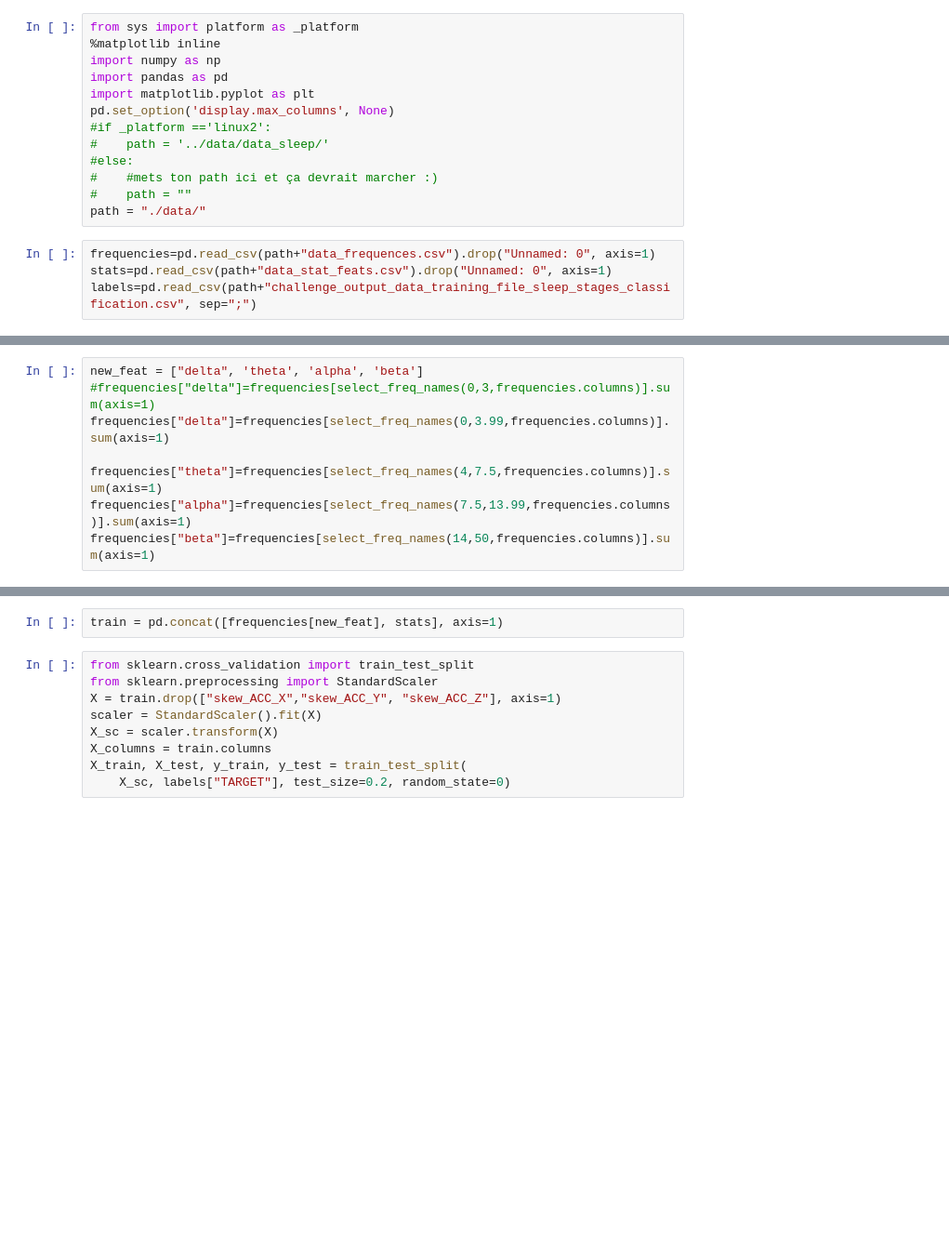
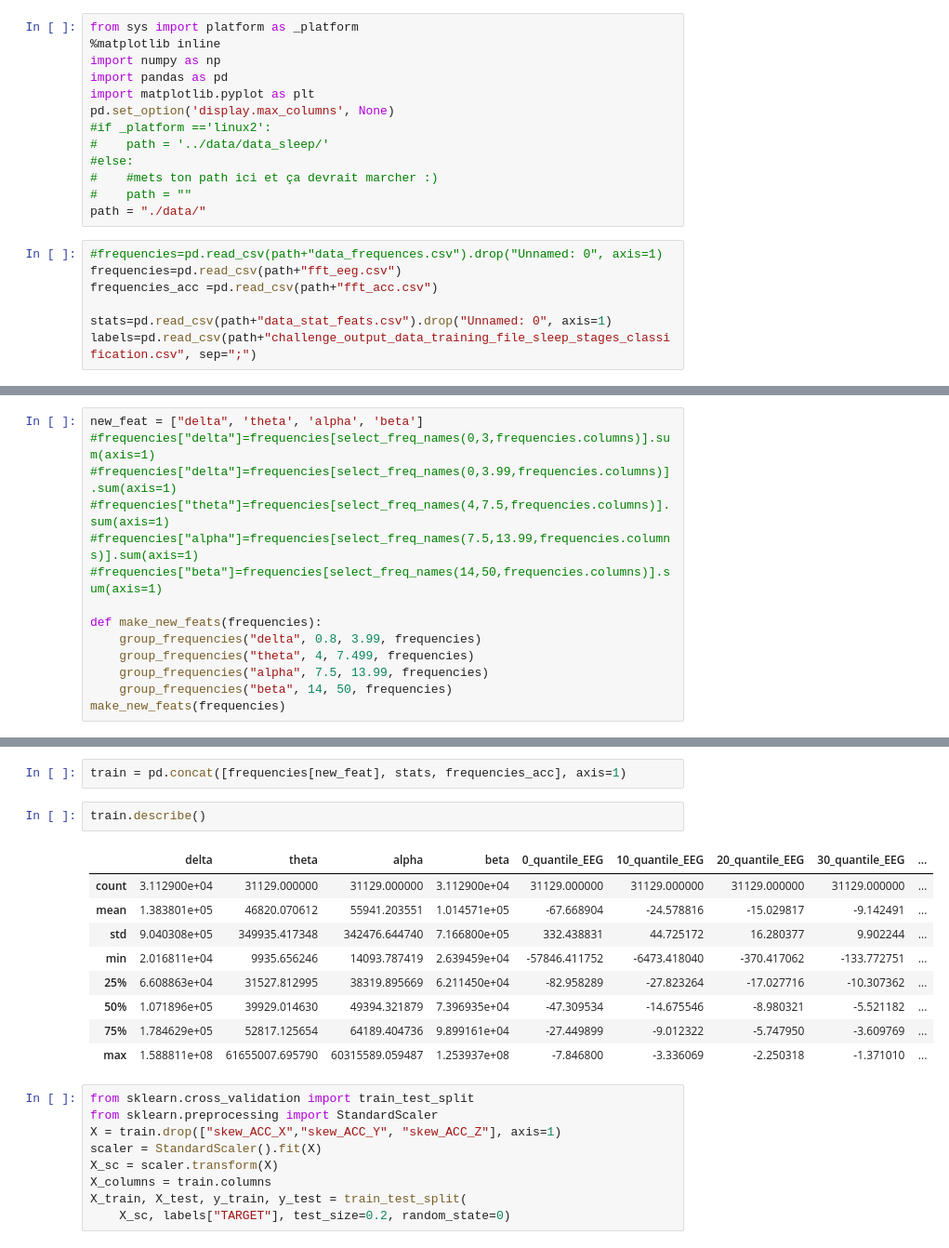
Before and after one commit to sofcalca/sleep, a Jupyter notebook: classifiers.ipynb, the cells around one changed output, grey strips where cells are left out. Shown at 93% size. Cells and saved outputs as stored; diff of their text form; blank space fills up the shorter version.

```diff
--- a/classifiers.ipynb
+++ b/classifiers.ipynb
@@ -12,7 +12,10 @@ pd.set_option('display.max_columns', None)
 #    path = ""
 path = "./data/"
 # %%
-frequencies=pd.read_csv(path+"data_frequences.csv").drop("Unnamed: 0", axis=1)
+#frequencies=pd.read_csv(path+"data_frequences.csv").drop("Unnamed: 0", axis=1)
+frequencies=pd.read_csv(path+"fft_eeg.csv")
+frequencies_acc =pd.read_csv(path+"fft_acc.csv")
+
 stats=pd.read_csv(path+"data_stat_feats.csv").drop("Unnamed: 0", axis=1)
 labels=pd.read_csv(path+"challenge_output_data_training_file_sleep_stages_classification.csv", sep=";")
 # %%
@@ -24,8 +30,14 @@ def select_freq_names(low, high, X_columns):
 # %%
 new_feat = ["delta", 'theta', 'alpha', 'beta']
 #frequencies["delta"]=frequencies[select_freq_names(0,3,frequencies.columns)].sum(axis=1)
-frequencies["delta"]=frequencies[select_freq_names(0,3.99,frequencies.columns)].sum(axis=1)
+#frequencies["delta"]=frequencies[select_freq_names(0,3.99,frequencies.columns)].sum(axis=1)
+#frequencies["theta"]=frequencies[select_freq_names(4,7.5,frequencies.columns)].sum(axis=1)
+#frequencies["alpha"]=frequencies[select_freq_names(7.5,13.99,frequencies.columns)].sum(axis=1)
+#frequencies["beta"]=frequencies[select_freq_names(14,50,frequencies.columns)].sum(axis=1)
 
-frequencies["theta"]=frequencies[select_freq_names(4,7.5,frequencies.columns)].sum(axis=1)
-frequencies["alpha"]=frequencies[select_freq_names(7.5,13.99,frequencies.columns)].sum(axis=1)
-frequencies["beta"]=frequencies[select_freq_names(14,50,frequencies.columns)].sum(axis=1)
+def make_new_feats(frequencies):
+    group_frequencies("delta", 0.8, 3.99, frequencies)
+    group_frequencies("theta", 4, 7.499, frequencies)
+    group_frequencies("alpha", 7.5, 13.99, frequencies)
+    group_frequencies("beta", 14, 50, frequencies)
+make_new_feats(frequencies)
@@ -32,5 +72,17 @@ frequencies["beta"]=frequencies[select_freq_names(14,50,frequencies.columns)].su
 # %%
-train = pd.concat([frequencies[new_feat], stats], axis=1)
+train = pd.concat([frequencies[new_feat], stats, frequencies_acc], axis=1)
+# %%
+train.describe()
+# %% [output]
+|  | delta | theta | alpha | beta | 0_quantile_EEG | 10_quantile_EEG | 20_quantile_EEG | 30_quantile_EEG | ... |
+| count | 3.112900e+04 | 31129.000000 | 31129.000000 | 3.112900e+04 | 31129.000000 | 31129.000000 | 31129.000000 | 31129.000000 | ... |
+| mean | 1.383801e+05 | 46820.070612 | 55941.203551 | 1.014571e+05 | -67.668904 | -24.578816 | -15.029817 | -9.142491 | ... |
+| std | 9.040308e+05 | 349935.417348 | 342476.644740 | 7.166800e+05 | 332.438831 | 44.725172 | 16.280377 | 9.902244 | ... |
+| min | 2.016811e+04 | 9935.656246 | 14093.787419 | 2.639459e+04 | -57846.411752 | -6473.418040 | -370.417062 | -133.772751 | ... |
+| 25% | 6.608863e+04 | 31527.812995 | 38319.895669 | 6.211450e+04 | -82.958289 | -27.823264 | -17.027716 | -10.307362 | ... |
+| 50% | 1.071896e+05 | 39929.014630 | 49394.321879 | 7.396935e+04 | -47.309534 | -14.675546 | -8.980321 | -5.521182 | ... |
+| 75% | 1.784629e+05 | 52817.125654 | 64189.404736 | 9.899161e+04 | -27.449899 | -9.012322 | -5.747950 | -3.609769 | ... |
+| max | 1.588811e+08 | 61655007.695790 | 60315589.059487 | 1.253937e+08 | -7.846800 | -3.336069 | -2.250318 | -1.371010 | ... |
 # %%
 from sklearn.cross_validation import train_test_split
 from sklearn.preprocessing import StandardScaler
```
Also changed, not shown: parts of 10 cells of this notebook.
